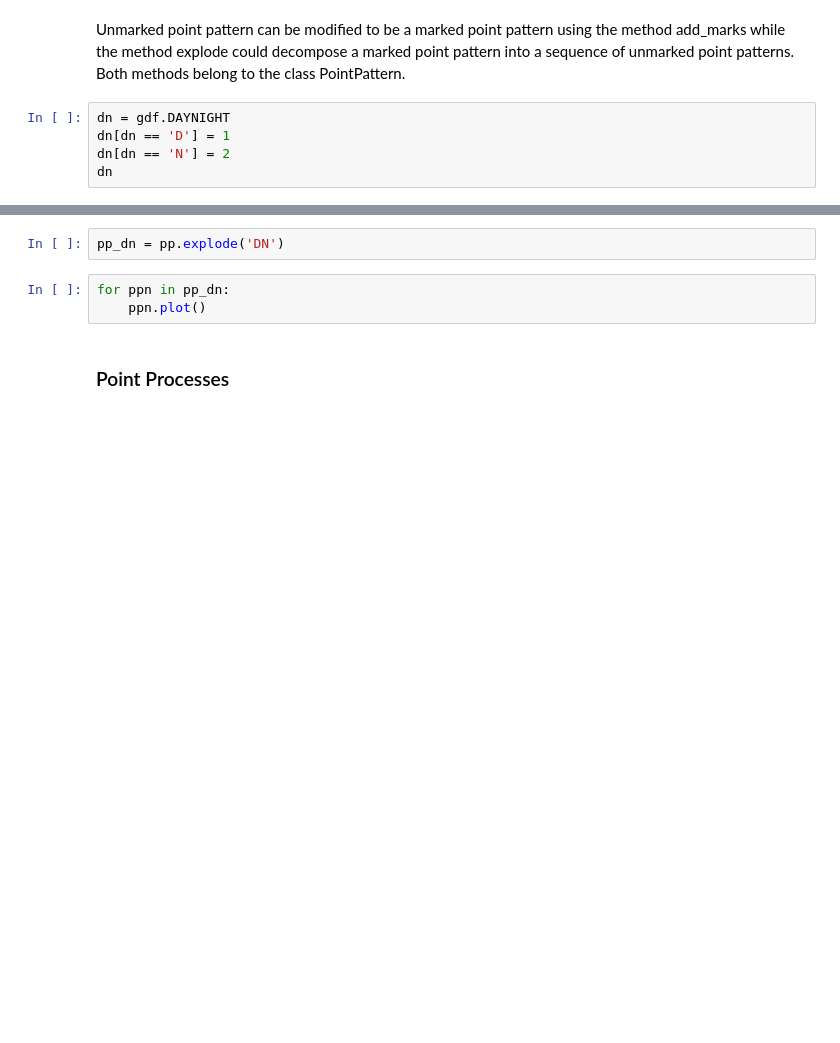
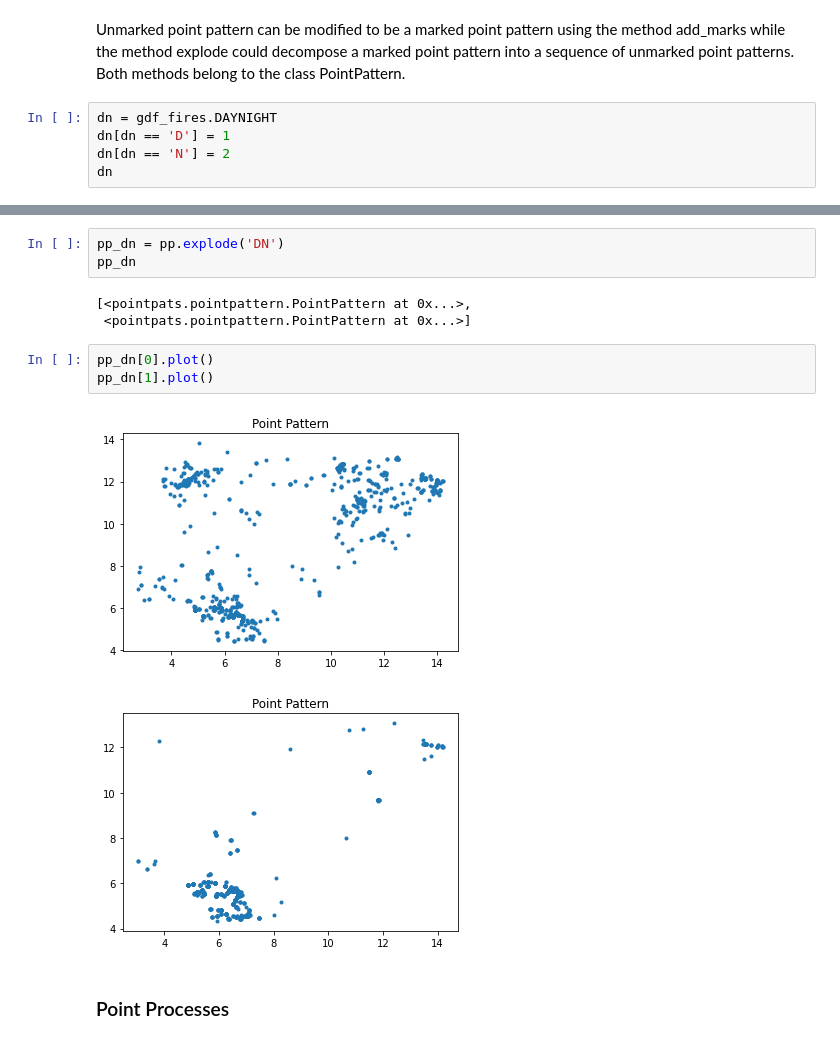
Before and after one commit to makangd/python, a Jupyter notebook: 04_SpatialPointPattern.ipynb, the cells around one changed output, grey strips where cells are left out. Saved outputs shown, nothing was run; the diff lists cells and outputs as text; blank space fills up the shorter version.

```diff
--- a/04_SpatialPointPattern.ipynb
+++ b/04_SpatialPointPattern.ipynb
@@ -227,7 +297,7 @@ Such point pattern datasets can contain solely locations of events in space (unm
 # %% [markdown]
 Unmarked point pattern can be modified to be a marked point pattern using the method add_marks while the method explode could decompose a marked point pattern into a sequence of unmarked point patterns. Both methods belong to the class PointPattern.
 # %%
-dn = gdf.DAYNIGHT
+dn = gdf_fires.DAYNIGHT
 dn[dn == 'D'] = 1
 dn[dn == 'N'] = 2
 dn
@@ -237,8 +347,15 @@ pp.summary()
 # %%
 pp_dn = pp.explode('DN')
+pp_dn
+# %% [output]
+[<pointpats.pointpattern.PointPattern at 0x...>,
+ <pointpats.pointpattern.PointPattern at 0x...>]
-# %%
-for ppn in pp_dn:
-    ppn.plot()
+# %%
+pp_dn[0].plot()
+pp_dn[1].plot()
+# %% [output]
+[figure, added]
+[figure, added]
 # %% [markdown]
 ### Point Processes
 # %% [markdown]
```
Also changed, not shown: parts of 59 cells of this notebook, 6 other files.
